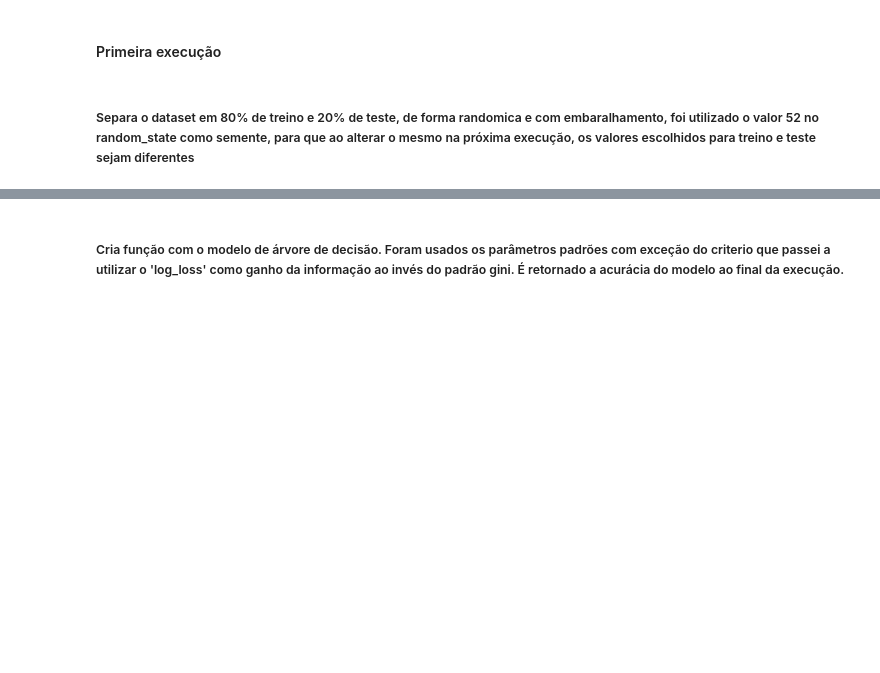
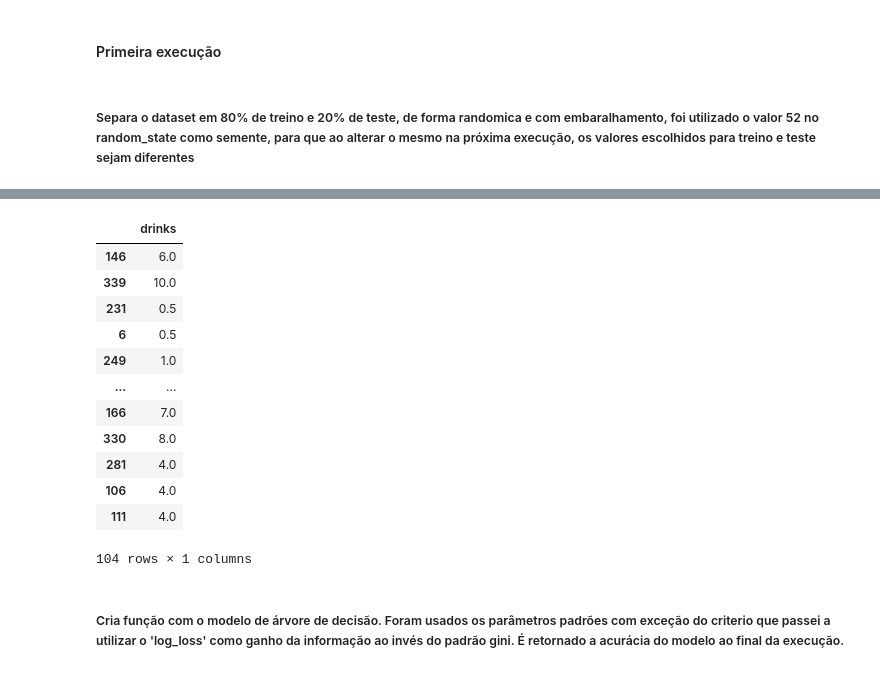
Before and after one commit to deiveleal/data, a Jupyter notebook: mestrado/ft105/classificacao/ClassificationNaiveBayesKNNEnsemble.ipynb, the cells around one changed output, grey strips where cells are left out. Cells and saved outputs as stored; diff of their text form; code cells hidden in the pictures; blank space fills up the shorter version.

```diff
--- a/mestrado/ft105/classificacao/ClassificationNaiveBayesKNNEnsemble.ipynb
+++ b/mestrado/ft105/classificacao/ClassificationNaiveBayesKNNEnsemble.ipynb
@@ -141,3 +173,19 @@ X_train
+# %%
+y_test
+# %% [output]
+|  | drinks |
+| 146 | 6.0 |
+| 339 | 10.0 |
+| 231 | 0.5 |
+| 6 | 0.5 |
+| 249 | 1.0 |
+| ... | ... |
+| 166 | 7.0 |
+| 330 | 8.0 |
+| 281 | 4.0 |
+| 106 | 4.0 |
+| 111 | 4.0 |
+104 rows × 1 columns
 # %% [markdown]
 ##### Cria função com o modelo de árvore de decisão. Foram usados os parâmetros padrões com exceção do criterio que passei a utilizar o 'log_loss' como ganho da informação ao invés do padrão gini. É retornado a acurácia do modelo ao final da execução.
 # %%
```
Also changed, not shown: parts of 15 cells of this notebook.
